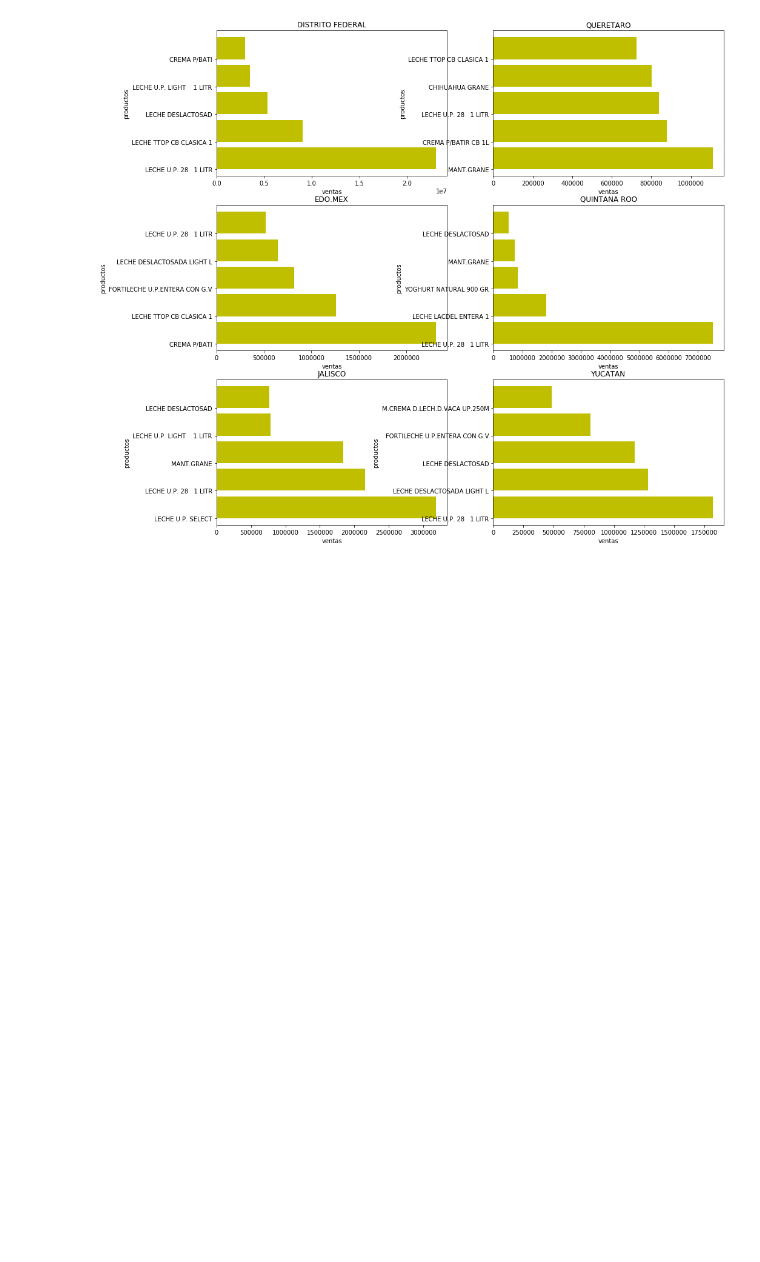
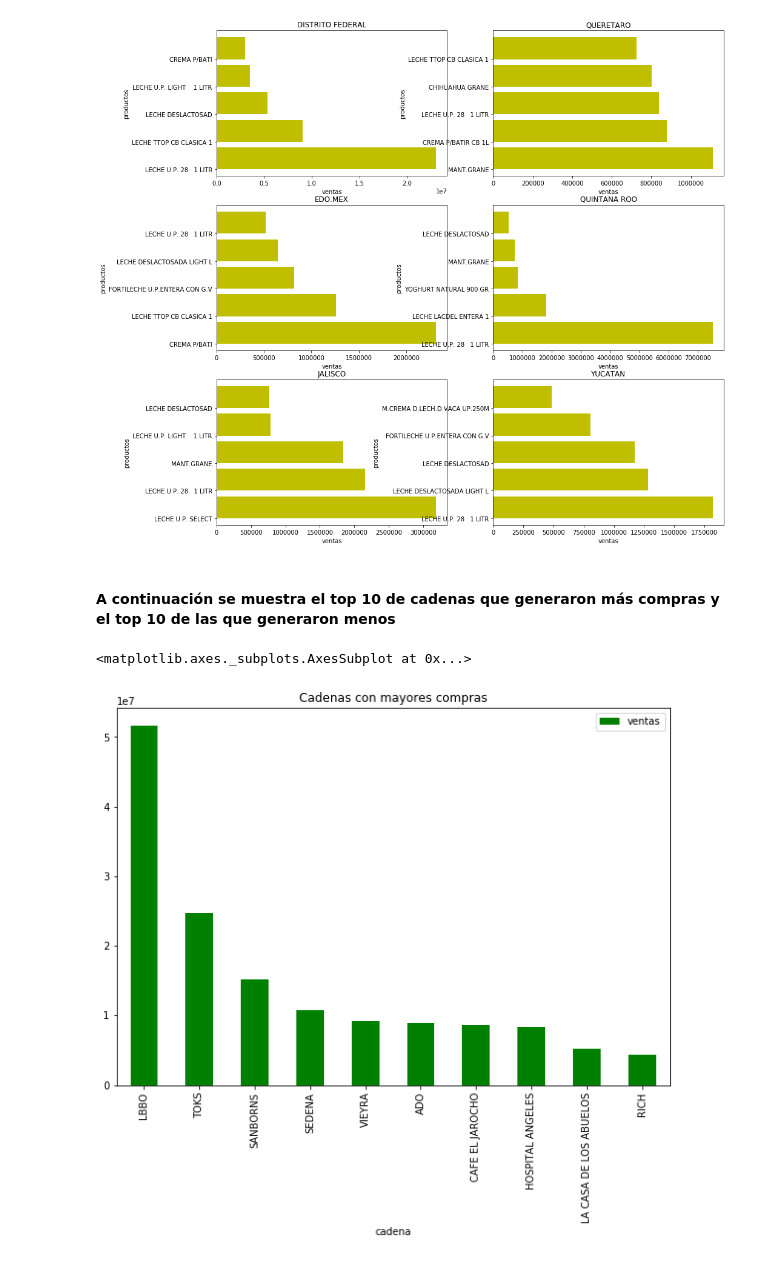
Before and after one commit to JOBA25/Proyecto_Bedu_Alpura, a Jupyter notebook: Proyecto_Bedu_Sello_rojo.ipynb, the cells around one changed output. Saved outputs shown, nothing was run; the diff lists cells and outputs as text; code cells hidden in the pictures; blank space fills up the shorter version.

```diff
--- a/Proyecto_Bedu_Sello_rojo.ipynb
+++ b/Proyecto_Bedu_Sello_rojo.ipynb
@@ -119,3 +170,17 @@ for estado in estados:
         y = y +1
 # %% [output]
 [figure]
+# %% [markdown]
+#### A continuación se muestra el top 10 de cadenas que generaron más compras y el top 10 de las que generaron menos
+# %%
+cursor.execute("SELECT * FROM cad")
+df = pd.DataFrame(cursor)
+df.columns = ["ventas","cadena"]
+df["ventas"] = df["ventas"].astype(float)
+# %%
+cad_max = df.head(10)
+cad_min = df.tail(10)
+cad_max.plot(kind="bar",x = "cadena" ,title="Cadenas con mayores compras",figsize=(10,7), color="g")
+# %% [output]
+<matplotlib.axes._subplots.AxesSubplot at 0x...>
+[figure, added]
```
Also changed, not shown: parts of 6 cells of this notebook, 1 other file.
